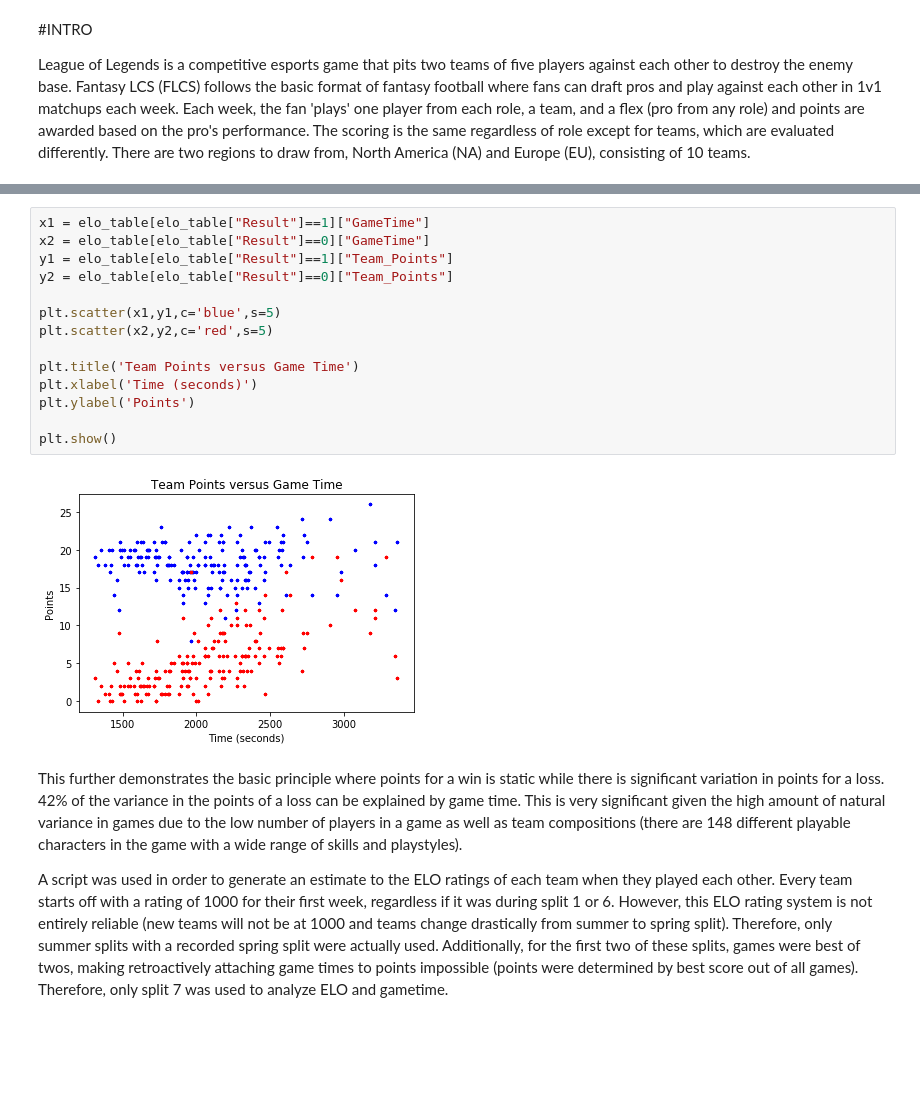
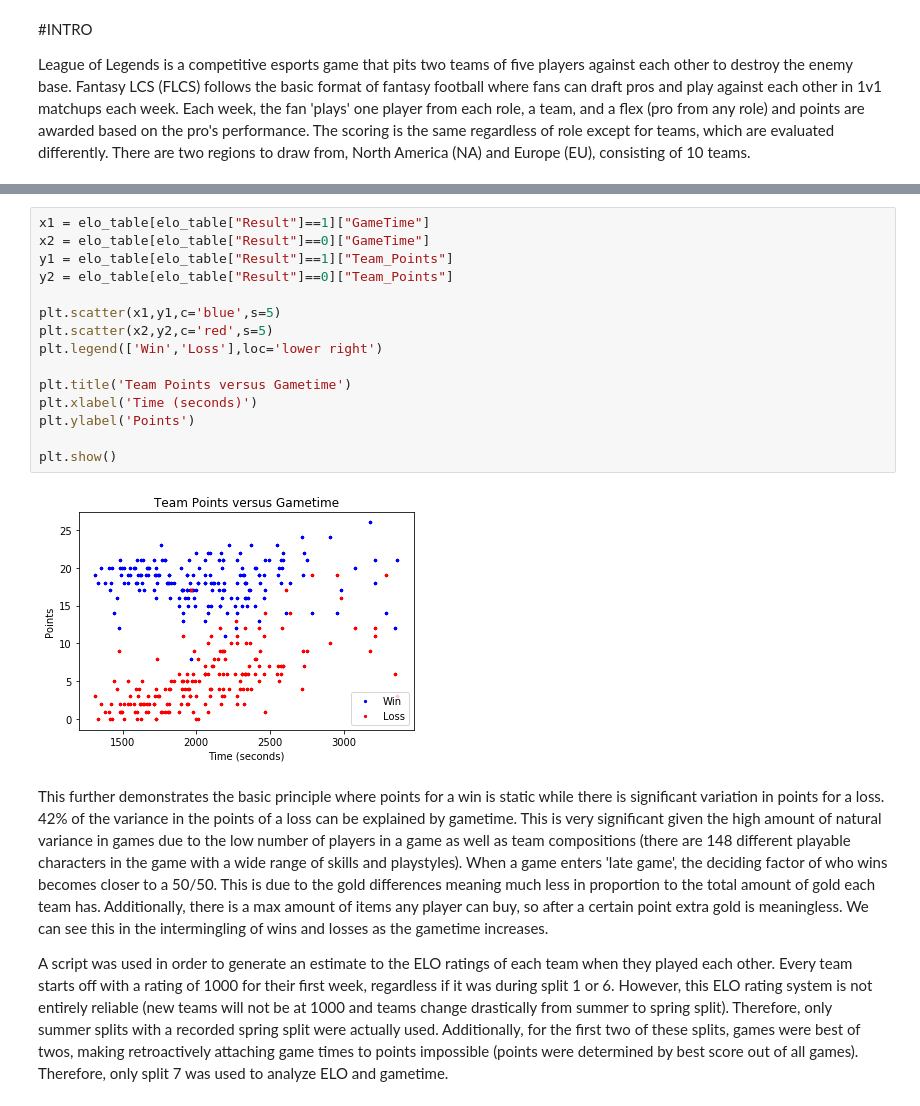
Before and after one commit to alexikerd/FLCS, a Jupyter notebook: FLCS Report.ipynb, the cells around one changed output, grey strips where cells are left out. Cells and saved outputs as stored; diff of their text form; blank space fills up the shorter version.

```diff
--- a/FLCS Report.ipynb
+++ b/FLCS Report.ipynb
@@ -78,21 +63,22 @@ As is expected, wins are very stable, reliable netting a team with 19 points.  W
 # %%
 x1 = elo_table[elo_table["Result"]==1]["GameTime"]
 x2 = elo_table[elo_table["Result"]==0]["GameTime"]
 y1 = elo_table[elo_table["Result"]==1]["Team_Points"]
 y2 = elo_table[elo_table["Result"]==0]["Team_Points"]
 
 plt.scatter(x1,y1,c='blue',s=5)
 plt.scatter(x2,y2,c='red',s=5)
+plt.legend(['Win','Loss'],loc='lower right')
 
-plt.title('Team Points versus Game Time')
+plt.title('Team Points versus Gametime')
 plt.xlabel('Time (seconds)')
 plt.ylabel('Points')
 
 plt.show()
 # %% [output]
-[figure, old version]
+[figure, new version]
 # %% [markdown]
-This further demonstrates the basic principle where points for a win is static while there is significant variation in points for a loss.  42% of the variance in the points of a loss can be explained by game time.  This is very significant given the high amount of natural variance in games due to the low number of players in a game as well as team compositions (there are 148 different playable characters in the game with a wide range of skills and playstyles).
+This further demonstrates the basic principle where points for a win is static while there is significant variation in points for a loss.  42% of the variance in the points of a loss can be explained by gametime.  This is very significant given the high amount of natural variance in games due to the low number of players in a game as well as team compositions (there are 148 different playable characters in the game with a wide range of skills and playstyles).  When a game enters 'late game', the deciding factor of who wins becomes closer to a 50/50.  This is due to the gold differences meaning much less in proportion to the total amount of gold each team has.  Additionally, there is a max amount of items any player can buy, so after a certain point extra gold is meaningless.  We can see this in the intermingling of wins and losses as the gametime increases.
 
 A script was used in order to generate an estimate to the ELO ratings of each team when they played each other.  Every team starts off with a rating of 1000 for their first week, regardless if it was during split 1 or 6.  However, this ELO rating system is not entirely reliable (new teams will not be at 1000 and teams change drastically from summer to spring split).  Therefore, only summer splits with a recorded spring split were actually used.  Additionally, for the first two of these splits, games were best of twos, making retroactively attaching game times to points impossible (points were determined by best score out of all games).  Therefore, only split 7 was used to analyze ELO and gametime.
 # %%
```
Also changed, not shown: parts of 19 cells of this notebook.
